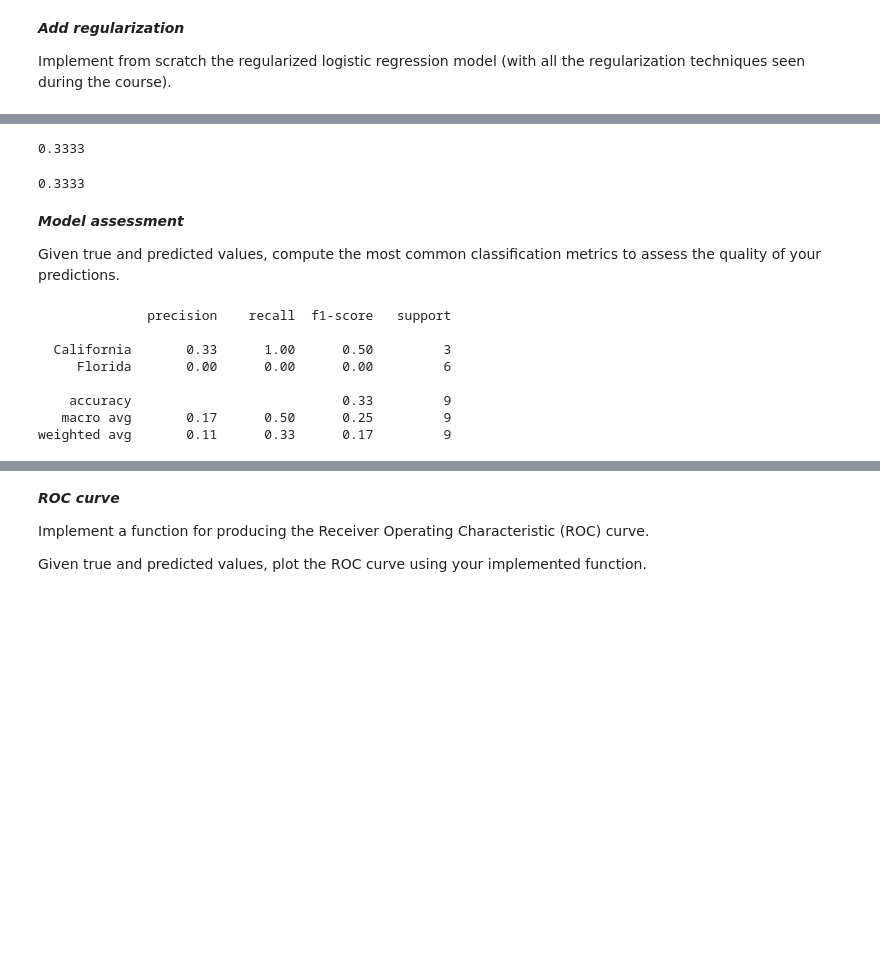
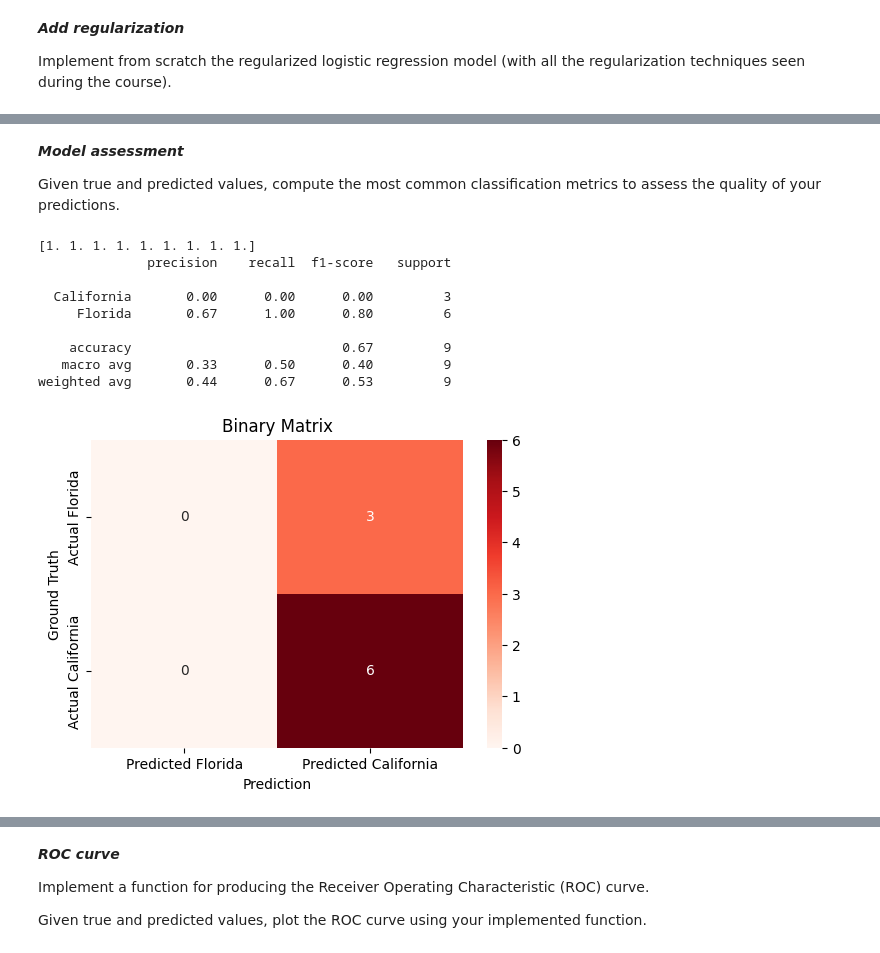
Before and after one commit to frekkoz3/Intro_to_ML_24-25, a Jupyter notebook: challenges/challenge_zero_Bredariol_Francesco.ipynb, the cells around one changed output, grey strips where cells are left out. Drawn from its saved outputs; the diff is of its cells as text; code cells hidden in the pictures; blank space fills up the shorter version.

```diff
--- a/challenges/challenge_zero_Bredariol_Francesco.ipynb
+++ b/challenges/challenge_zero_Bredariol_Francesco.ipynb
@@ -439,8 +460,10 @@ print(accuracy(X_test, y_test, w, 0.5))
 # %%
 # Elastic Model
-mdE = modelVisualization(X_train, y_train, 100, 0.0001, 5, 0.5, 0.5, ['Florida', 'California'])
+lam = 2
+lamr = 0.5
+mdE = modelVisualization(X_train, y_train, iter, gamma, lam, lamr, threshold, target_names)
 w = mdE[0]
-print(accuracy(X_test, y_test, w, 0.5))
+print(accuracy(X_test, y_test, w, threshold))
 # %% [output]
 [1. 1. 1. 1. 1. 1. 1. 1. 1.]
 0.6666666666666666
@@ -462,44 +471,48 @@ print(accuracy)
-# %%
-# Model with Lasso
-
-LR = LogisticRegression(penalty='l1', random_state=3, solver = 'saga').fit(X_train, y_train) # In reality this is the default
-
-predictions = LR.predict(X_test)
-
-accuracy = round(LR.score(X_test, y_test), 4)
-
-print(accuracy)
-# %% [output]
-0.3333
-# %%
-# Elastic Model
-
-LR = LogisticRegression(penalty='elasticnet', random_state=3, l1_ratio= 0.5, solver = 'saga').fit(X_train, y_train) # In reality this is the default
-
-predictions = LR.predict(X_test)
-
-accuracy = round(LR.score(X_test, y_test), 4)
-
-print(accuracy)
-# %% [output]
-0.3333
 # %% [markdown]
 ***Model assessment***
 
 Given true and predicted values, compute the most common classification metrics to assess the quality of your predictions.
+# %%
+def predict(X, w, threshold):
+    y_pred = sigmoidM(X, w)
+    y_pred[y_pred <= threshold] = 0
+    y_pred[y_pred > threshold] = 1
+    return y_pred
+
+def visualize_confusion_matrix(y_true, y_pred):
+    cm = confusion_matrix(y_true, y_pred)
+
+    plt.figure(figsize=(6, 4))
+    sns.heatmap(cm, annot=True, fmt="d", cmap="Reds", cbar=True,
+                xticklabels=['Predicted Florida', 'Predicted California'],
+                yticklabels=['Actual Florida', 'Actual California'])
+    plt.xlabel("Prediction")
+    plt.ylabel("Ground Truth")
+    plt.title("Binary Matrix")
+
+    plt.show()
+# %%
+from sklearn.metrics import classification_report
+def visualize_metrics(X, y_true, model, threshold):
+    w, loss = model
+    y_pred = predict(X, w, threshold)
+
+    print(y_pred)
+
+    target_names = ['California', 'Florida']
+    print(classification_report(y_true, y_pred, target_names=target_names))
+
+    visualize_confusion_matrix(y_test, y_pred)
 # %%
-from sklearn.metrics import classification_report
-y_true = y_test
-y_pred = LR.predict(X_test)
-
-target_names = ['California', 'Florida']
-print(classification_report(y_true, y_pred, target_names=target_names))
+visualize_metrics(X_test, y_test, mdP, threshold)
 # %% [output]
+[1. 1. 1. 1. 1. 1. 1. 1. 1.]
               precision    recall  f1-score   support
 
-  California       0.33      1.00      0.50         3
-     Florida       0.00      0.00      0.00         6
+  California       0.00      0.00      0.00         3
+     Florida       0.67      1.00      0.80         6
 
-    accuracy                           0.33         9
-   macro avg       0.17      0.50      0.25         9
-weighted avg       0.11      0.33      0.17         9
+    accuracy                           0.67         9
+   macro avg       0.33      0.50      0.40         9
+weighted avg       0.44      0.67      0.53         9
+[figure, added]
```
Also changed, not shown: parts of 14 cells of this notebook.
